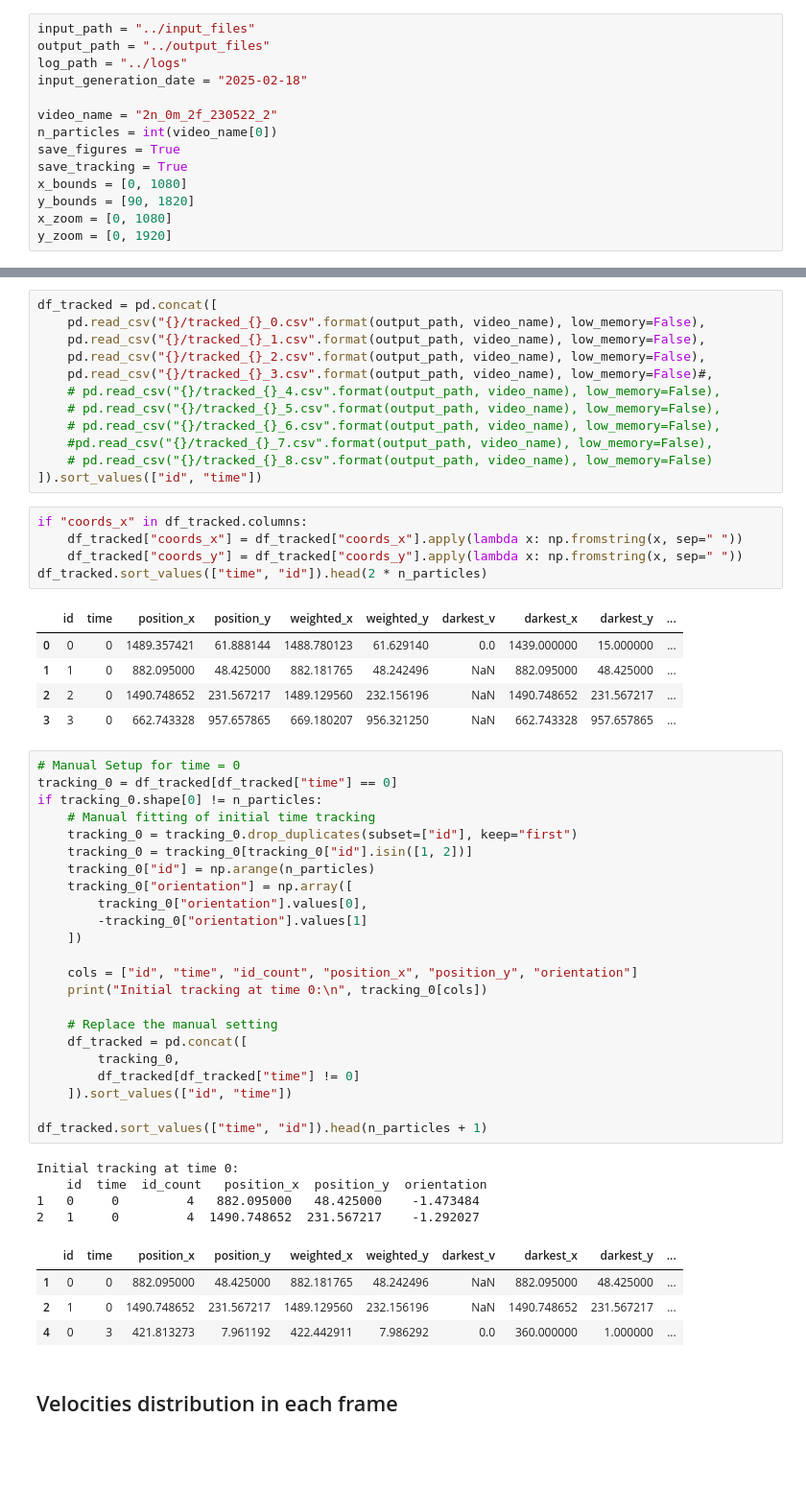
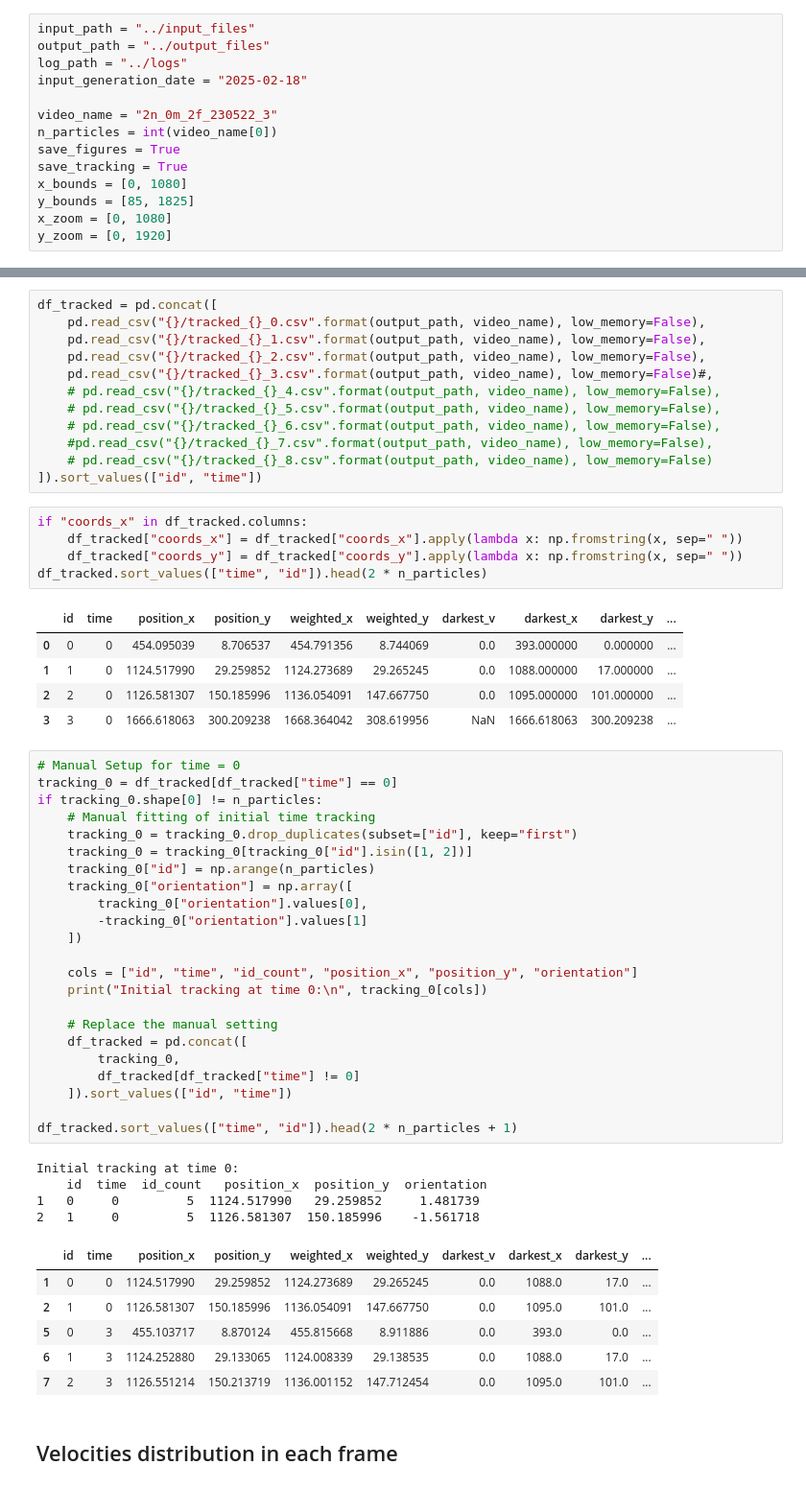
Before and after one commit to fsabrilb/High_Order_Interactions, a Jupyter notebook: tracking_videos/scripts/clustering_particles.ipynb, the cells around one changed output, grey strips where cells are left out. Shown at 96% size. Cells and saved outputs as stored; diff of their text form; blank space fills up the shorter version.

```diff
--- a/tracking_videos/scripts/clustering_particles.ipynb
+++ b/tracking_videos/scripts/clustering_particles.ipynb
@@ -28,12 +28,12 @@ output_path = "../output_files"
 log_path = "../logs"
 input_generation_date = "2025-02-18"
 
-video_name = "2n_0m_2f_230522_2"
+video_name = "2n_0m_2f_230522_3"
 n_particles = int(video_name[0])
 save_figures = True
 save_tracking = True
 x_bounds = [0, 1080]
-y_bounds = [90, 1820]
+y_bounds = [85, 1825]
 x_zoom = [0, 1080]
 y_zoom = [0, 1920]
 # %% [markdown]
@@ -72,42 +72,44 @@ if "coords_x" in df_tracked.columns:
 df_tracked.sort_values(["time", "id"]).head(2 * n_particles)
 # %% [output]
 |  | id | time | position_x | position_y | weighted_x | weighted_y | darkest_v | darkest_x | darkest_y | ... |
-| 0 | 0 | 0 | 1489.357421 | 61.888144 | 1488.780123 | 61.629140 | 0.0 | 1439.000000 | 15.000000 | ... |
-| 1 | 1 | 0 | 882.095000 | 48.425000 | 882.181765 | 48.242496 | NaN | 882.095000 | 48.425000 | ... |
-| 2 | 2 | 0 | 1490.748652 | 231.567217 | 1489.129560 | 232.156196 | NaN | 1490.748652 | 231.567217 | ... |
-| 3 | 3 | 0 | 662.743328 | 957.657865 | 669.180207 | 956.321250 | NaN | 662.743328 | 957.657865 | ... |
+| 0 | 0 | 0 | 454.095039 | 8.706537 | 454.791356 | 8.744069 | 0.0 | 393.000000 | 0.000000 | ... |
+| 1 | 1 | 0 | 1124.517990 | 29.259852 | 1124.273689 | 29.265245 | 0.0 | 1088.000000 | 17.000000 | ... |
+| 2 | 2 | 0 | 1126.581307 | 150.185996 | 1136.054091 | 147.667750 | 0.0 | 1095.000000 | 101.000000 | ... |
+| 3 | 3 | 0 | 1666.618063 | 300.209238 | 1668.364042 | 308.619956 | NaN | 1666.618063 | 300.209238 | ... |
 # %%
 # Manual Setup for time = 0
 tracking_0 = df_tracked[df_tracked["time"] == 0]
 if tracking_0.shape[0] != n_particles:
     # Manual fitting of initial time tracking
     tracking_0 = tracking_0.drop_duplicates(subset=["id"], keep="first")
     tracking_0 = tracking_0[tracking_0["id"].isin([1, 2])]
     tracking_0["id"] = np.arange(n_particles)
     tracking_0["orientation"] = np.array([
         tracking_0["orientation"].values[0],
         -tracking_0["orientation"].values[1]
     ])
 
     cols = ["id", "time", "id_count", "position_x", "position_y", "orientation"]
     print("Initial tracking at time 0:\n", tracking_0[cols])
 
     # Replace the manual setting
     df_tracked = pd.concat([
         tracking_0,
         df_tracked[df_tracked["time"] != 0]
     ]).sort_values(["id", "time"])
 
-df_tracked.sort_values(["time", "id"]).head(n_particles + 1)
+df_tracked.sort_values(["time", "id"]).head(2 * n_particles + 1)
 # %% [output]
 Initial tracking at time 0:
     id  time  id_count   position_x  position_y  orientation
-1   0     0         4   882.095000   48.425000    -1.473484
-2   1     0         4  1490.748652  231.567217    -1.292027
+1   0     0         5  1124.517990   29.259852     1.481739
+2   1     0         5  1126.581307  150.185996    -1.561718
 |  | id | time | position_x | position_y | weighted_x | weighted_y | darkest_v | darkest_x | darkest_y | ... |
-| 1 | 0 | 0 | 882.095000 | 48.425000 | 882.181765 | 48.242496 | NaN | 882.095000 | 48.425000 | ... |
-| 2 | 1 | 0 | 1490.748652 | 231.567217 | 1489.129560 | 232.156196 | NaN | 1490.748652 | 231.567217 | ... |
-| 4 | 0 | 3 | 421.813273 | 7.961192 | 422.442911 | 7.986292 | 0.0 | 360.000000 | 1.000000 | ... |
+| 1 | 0 | 0 | 1124.517990 | 29.259852 | 1124.273689 | 29.265245 | 0.0 | 1088.0 | 17.0 | ... |
+| 2 | 1 | 0 | 1126.581307 | 150.185996 | 1136.054091 | 147.667750 | 0.0 | 1095.0 | 101.0 | ... |
+| 5 | 0 | 3 | 455.103717 | 8.870124 | 455.815668 | 8.911886 | 0.0 | 393.0 | 0.0 | ... |
+| 6 | 1 | 3 | 1124.252880 | 29.133065 | 1124.008339 | 29.138535 | 0.0 | 1088.0 | 17.0 | ... |
+| 7 | 2 | 3 | 1126.551214 | 150.213719 | 1136.001152 | 147.712454 | 0.0 | 1095.0 | 101.0 | ... |
 # %% [markdown]
 ## Velocities distribution in each frame
 # %%
```
Also changed, not shown: parts of 10 cells of this notebook, 2 other files.
